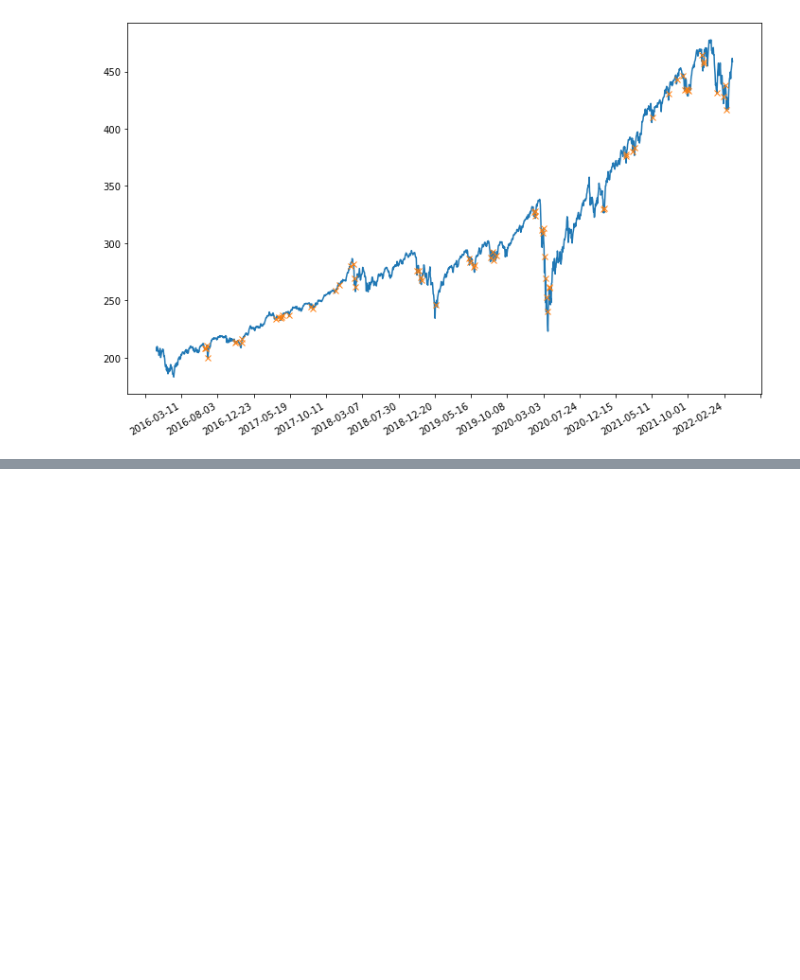
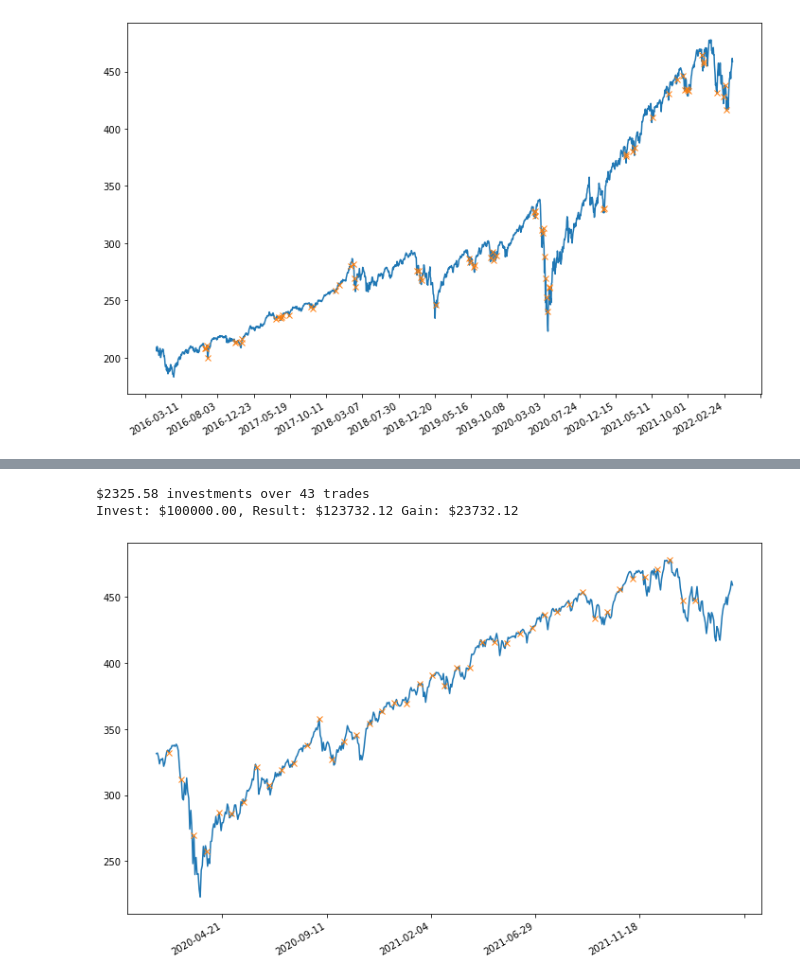
Before and after one commit to JoeHGeoghegan/VIX_Timing_The_Market, a Jupyter notebook: Notebooks/Joe.ipynb, the cells around one changed output, grey strips where cells are left out. Drawn from its saved outputs; the diff is of its cells as text; code cells hidden in the pictures; blank space fills up the shorter version.

```diff
--- a/Notebooks/Joe.ipynb
+++ b/Notebooks/Joe.ipynb
@@ -229,0 +221,10 @@ Peak_data
+# %%
+linear_invest = linear_investment_times(covid_data,peak_covid)
+print(
+    earnings(init_investment = 100000,current_spy = covid_data['SPY_close'].tail(1)[0],investments=linear_invest)
+)
+plot_with_marks(covid_data['SPY_close'],linear_invest)
+# %% [output]
+$2325.58 investments over 43 trades
+Invest: $100000.00, Result: $123732.12 Gain: $23732.12
+[figure, added]
```
Also changed, not shown: parts of 12 cells of this notebook.
